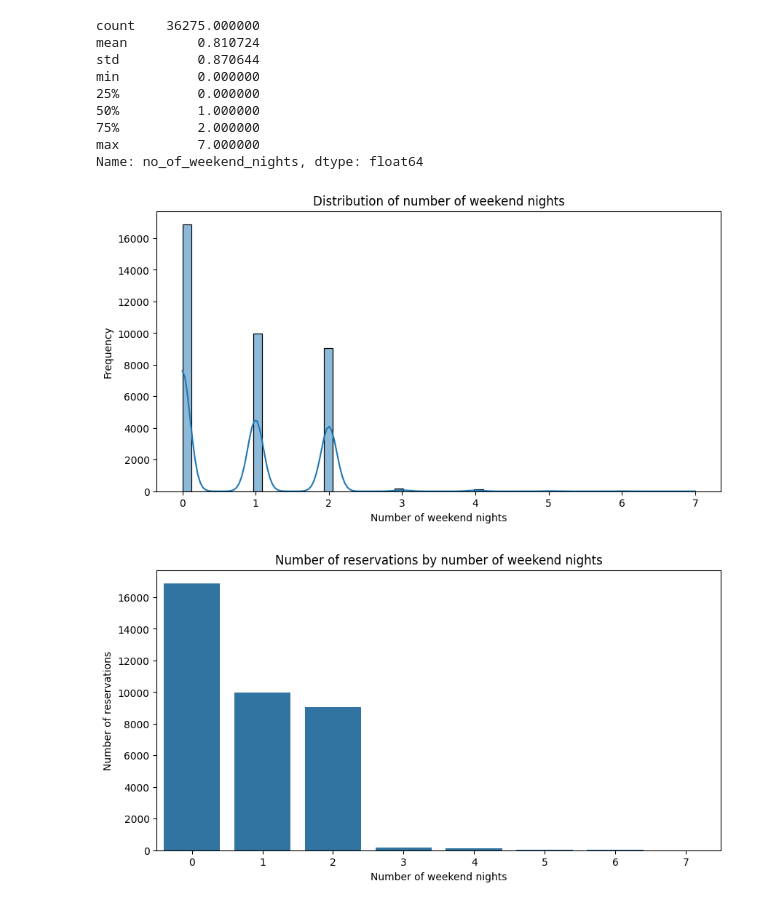
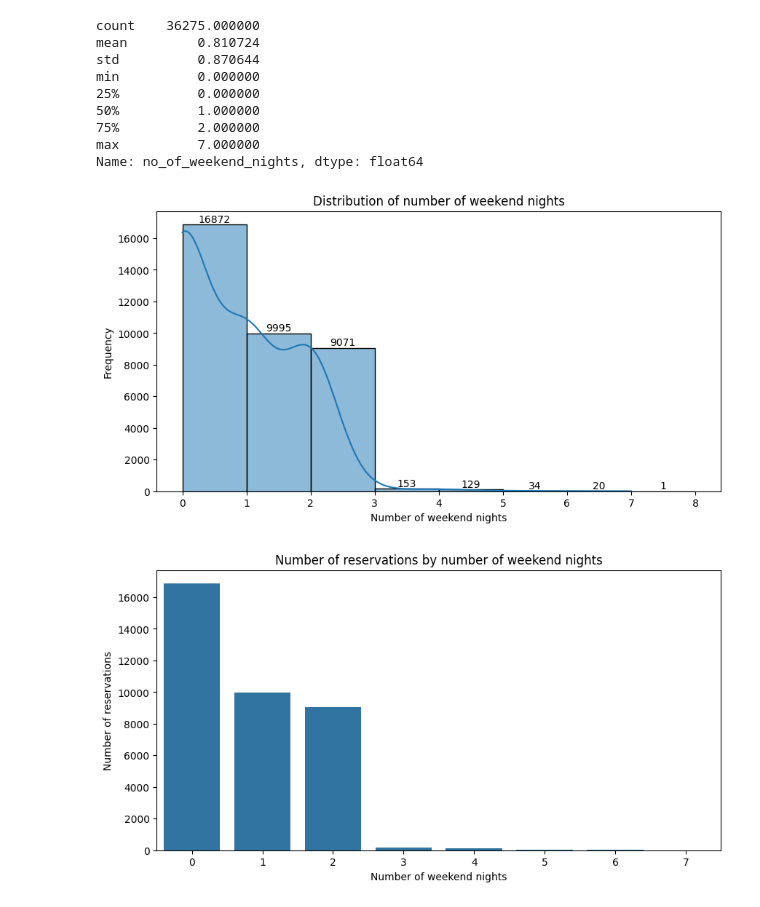
Before and after one commit to Drashko73/hotel-reservations-analysis, a Jupyter notebook: notebooks/02_numerical_features.ipynb, the cells around one changed output. Drawn from its saved outputs; the diff is of its cells as text; code cells hidden in the pictures.

```diff
--- a/notebooks/02_numerical_features.ipynb
+++ b/notebooks/02_numerical_features.ipynb
@@ -131,0 +163,24 @@ plt.show()
+# %%
+# Showing histogram for no_of_children
+plt.figure(figsize=(10, 5))
+sns.histplot(data['no_of_children'], kde=True, binwidth=1, binrange=(min(data['no_of_children']), max(data['no_of_children']) + 1), kde_kws={'bw_adjust': 8})
+plt.title('Distribution of number of children')
+plt.xlabel('Number of children')
+plt.ylabel('Frequency')
+
+
+# Count the number of records in each bin
+value_counts = data['no_of_children'].value_counts()
+total_records = len(data['no_of_children'])
+
+# Display the count and percentage at the center of each bin
+for index, count in value_counts.items():
+    percentage = (count / total_records) * 100
+    bin_center = index + 0.5  # Calculate the center of the bin
+    plt.text(bin_center, count, f"{count}", ha='center', va='bottom')
+
+# Set the x-ticks to be increased by 1
+plt.xticks(range(min(data['no_of_children']), max(data['no_of_children']) + 1))
+
+plt.savefig('../reports/images/histogram_no_of_children.png')
+plt.show()
@@ -166,13 +213,26 @@ Name: no_of_weekend_nights, dtype: float64
 # %%
 # Showing histogram for no_of_weekend_nights
 plt.figure(figsize=(10, 5))
-sns.histplot(data['no_of_weekend_nights'], kde=True)
+sns.histplot(data['no_of_weekend_nights'], kde=True, binwidth=1, binrange=(min(data['no_of_weekend_nights']), max(data['no_of_weekend_nights']) + 1), kde_kws={'bw_adjust': 4})
 plt.title('Distribution of number of weekend nights')
 plt.xlabel('Number of weekend nights')
 plt.ylabel('Frequency')
+
+
+# Count the number of records in each bin
+value_counts = data['no_of_weekend_nights'].value_counts()
+total_records = len(data['no_of_weekend_nights'])
+
+# Display the count and percentage at the center of each bin
+for index, count in value_counts.items():
+    percentage = (count / total_records) * 100
+    bin_center = index + 0.5  # Calculate the center of the bin
+    plt.text(bin_center, count, f"{count}", ha='center', va='bottom')
+
+plt.savefig('../reports/images/histogram_no_of_weekend_nights.png')
 plt.show()
 # %% [output]
-[figure, old version]
+[figure, new version]
 # %%
 # Creating a bar plot for no_of_weekend_nights
 plt.figure(figsize=(10, 5))
```
Also changed, not shown: parts of 14 cells of this notebook, 7 other files.
